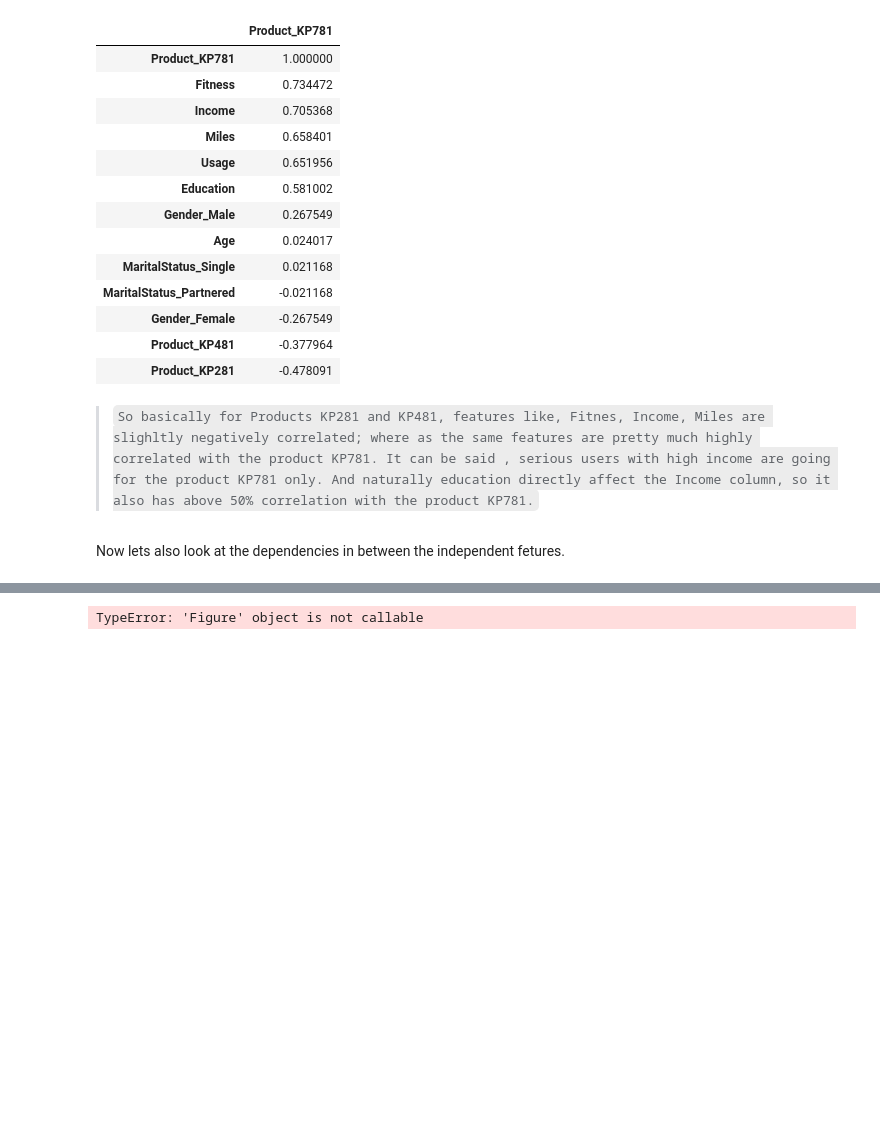
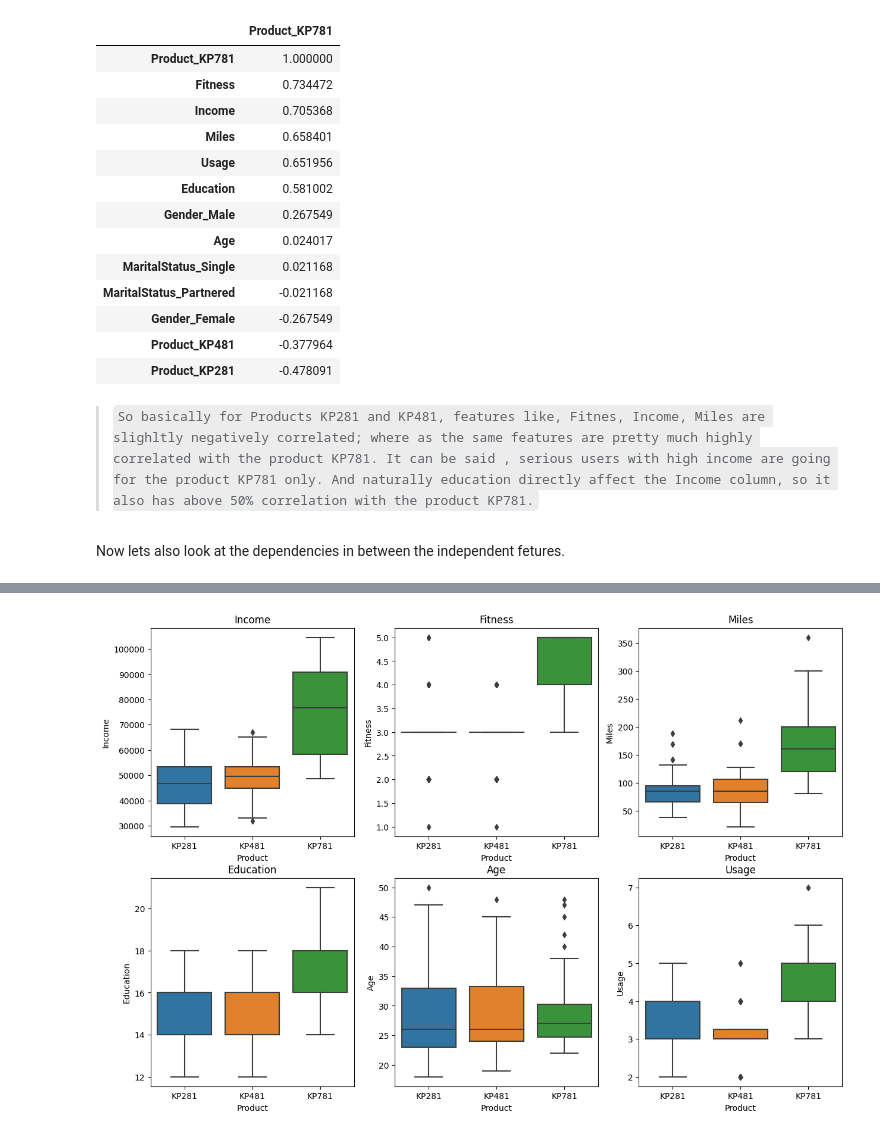
Before and after one commit to WRD397/Projects, a Jupyter notebook: Aerofill_Dataset/notebook.ipynb, the cells around one changed output, grey strips where cells are left out. Saved outputs shown, nothing was run; the diff lists cells and outputs as text; code cells hidden in the pictures; blank space fills up the shorter version.

```diff
--- a/Aerofill_Dataset/notebook.ipynb
+++ b/Aerofill_Dataset/notebook.ipynb
@@ -262,10 +303,16 @@ sns.pairplot(data = df)
 # %%
-plt.figure(figsize = (10,8))
-fig, ax = plt.subplots(2,3)
-sns.boxplot(ax = ax[0,0], data = df, x = 'Product', y = 'Income')
-# sns.boxplot(ax = ax[0,1], data = df, x = 'Product', y = 'Fitness')
-# sns.boxplot(ax = ax[0,2], data = df, x = 'Product', y = 'Miles')
-# sns.boxplot(ax = ax[1,0], data = df, x = 'Product', y = 'Education')
-# sns.boxplot(ax = ax[1,1], data = df, x = 'Product', y = 'Age')
+fig, ax = plt.subplots(2,3, figsize=(15,10))
+sns.boxplot(ax = ax[0,0], data = df, whis = 1.5, x = 'Product', y = 'Income')
+ax[0,0].title.set_text('Income')
+sns.boxplot(ax = ax[0,1], data = df, whis = 1.5,  x = 'Product', y = 'Fitness')
+ax[0,1].title.set_text('Fitness')
+sns.boxplot(ax = ax[0,2], data = df, whis = 1.5, x = 'Product', y = 'Miles')
+ax[0,2].title.set_text('Miles')
+sns.boxplot(ax = ax[1,0], data = df, whis = 1.5, x = 'Product', y = 'Education')
+ax[1,0].title.set_text('Education')
+sns.boxplot(ax = ax[1,1], data = df, whis = 1.5, x = 'Product', y = 'Age')
+ax[1,1].title.set_text('Age')
+sns.boxplot(ax = ax[1,2], data = df, whis = 1.5, x = 'Product', y = 'Usage')
+ax[1,2].title.set_text('Usage')
 # %% [output]
-TypeError: 'Figure' object is not callable
+[figure, added]
```
Also changed, not shown: parts of 19 cells of this notebook.
